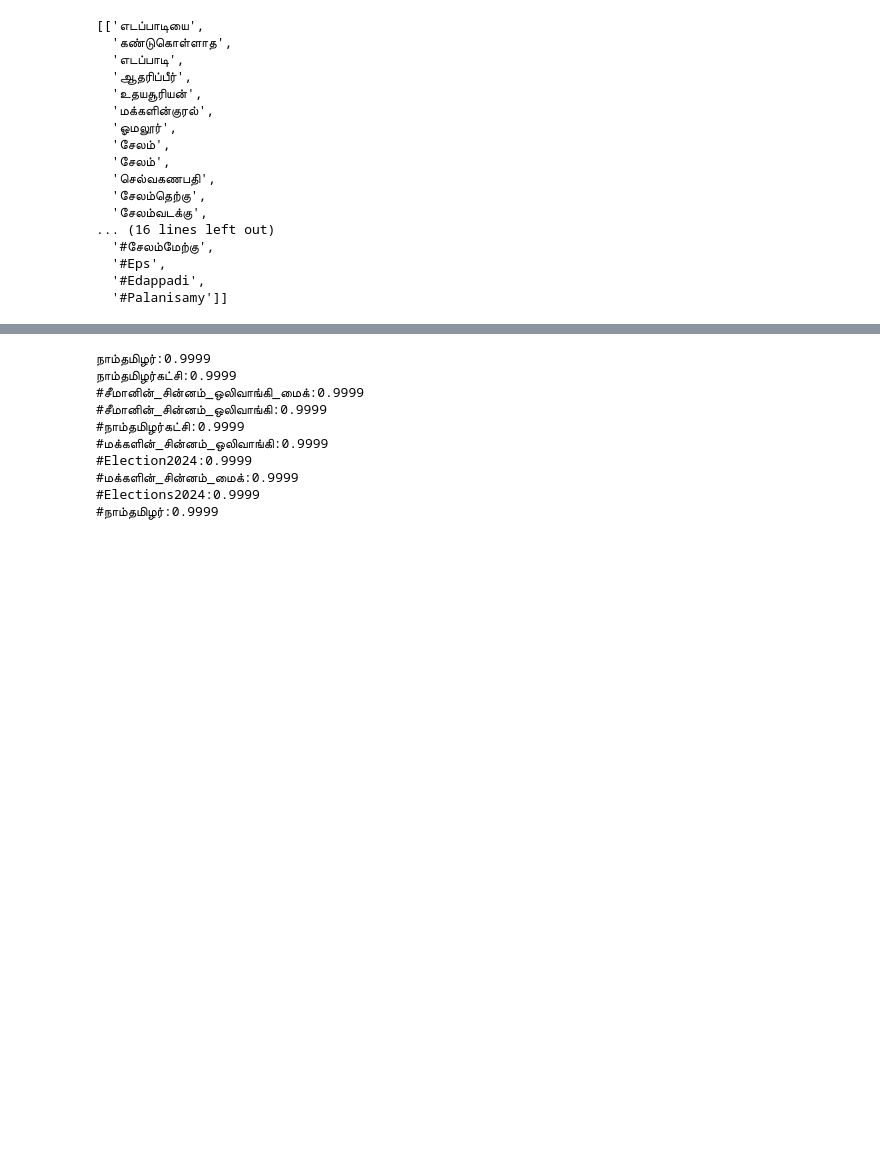
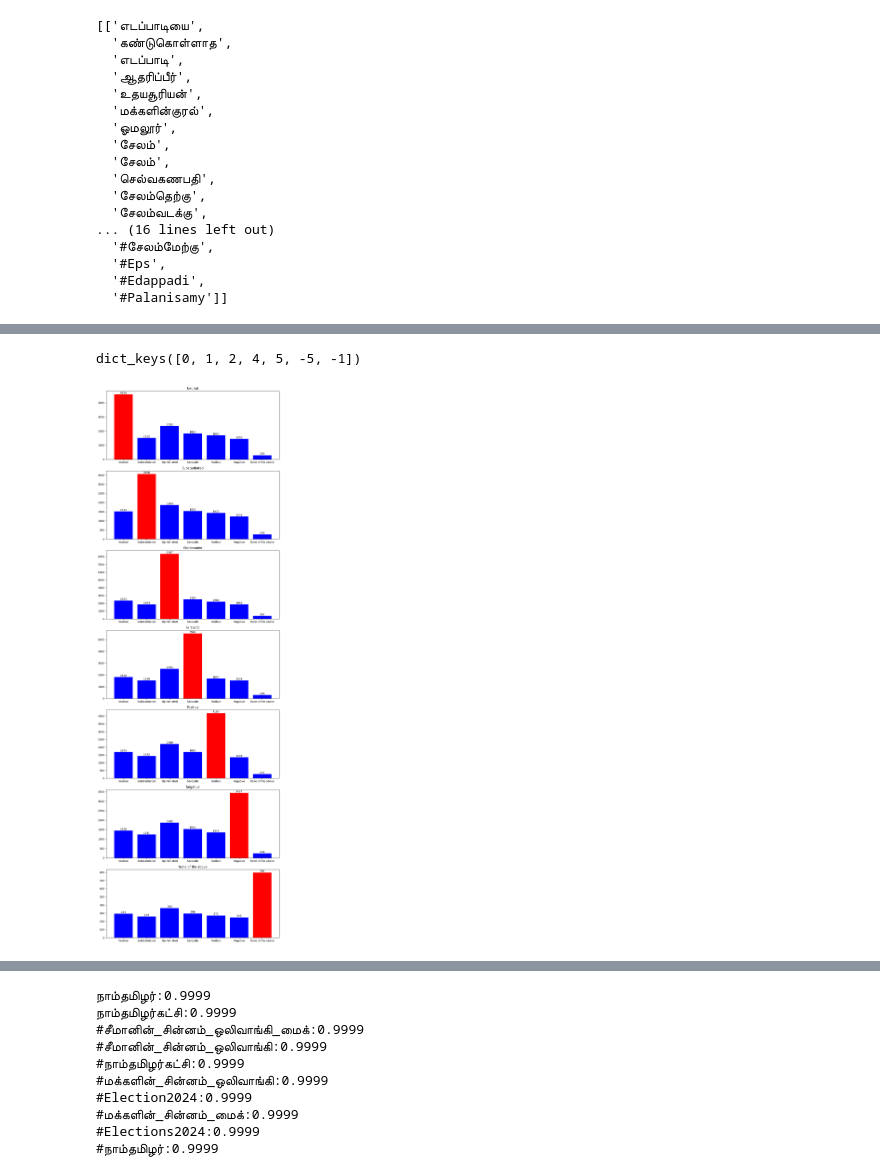
Before and after one commit to kavirajmetech/DravidianLangTechSharedTask, a Jupyter notebook: data_processing/data_process.ipynb, the cells around one changed output, grey strips where cells are left out. Saved outputs shown, nothing was run; the diff lists cells and outputs as text; code cells hidden in the pictures; blank space fills up the shorter version.

```diff
--- a/data_processing/data_process.ipynb
+++ b/data_processing/data_process.ipynb
@@ -78,0 +131,23 @@ text_list[3:4]
+# %%
+keys
+# %% [output]
+dict_keys([0, 1, 2, 4, 5, -5, -1])
+# %%
+figure, axis = plt.subplots(7, 1, figsize=(10, 30))
+for i, a in zip(keys, range(7)):
+    values = [len(dictionary[k] & dictionary[i]) for k in keys]
+    colors = ['red' if j == i else 'blue' for j in keys]
+    bars = axis[a].bar([dreverse[j] for j in keys], values, color=colors)
+    for bar, value in zip(bars, values):
+        axis[a].text(
+            bar.get_x() + bar.get_width() / 2,
+            bar.get_height() + 1,
+            str(value),
+            ha='center', va='bottom', fontsize=10, color='black'
+        )
+    axis[a].set_title(dreverse[i])
+
+plt.tight_layout()
+plt.show()
+# %% [output]
+[figure, added]
```
Also changed, not shown: parts of 17 cells of this notebook, 1 other file.
